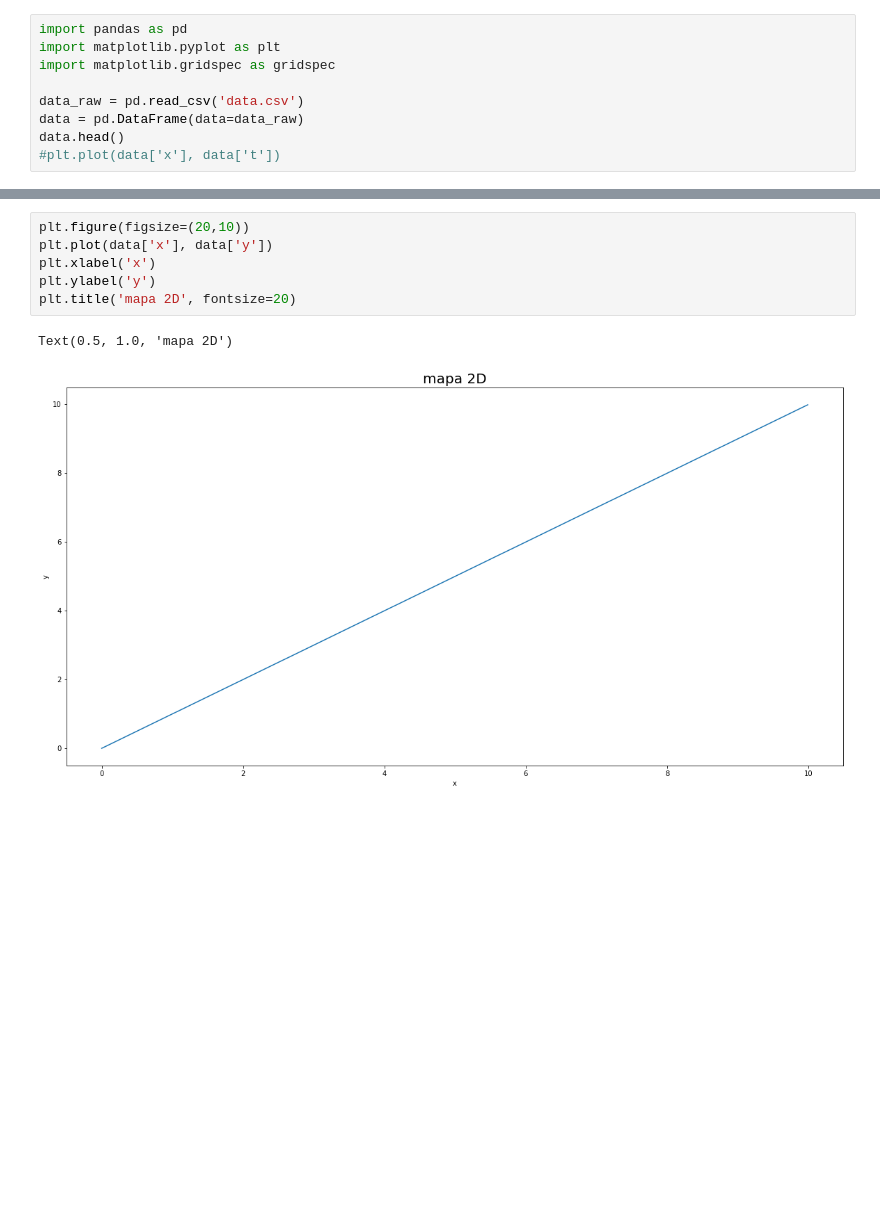
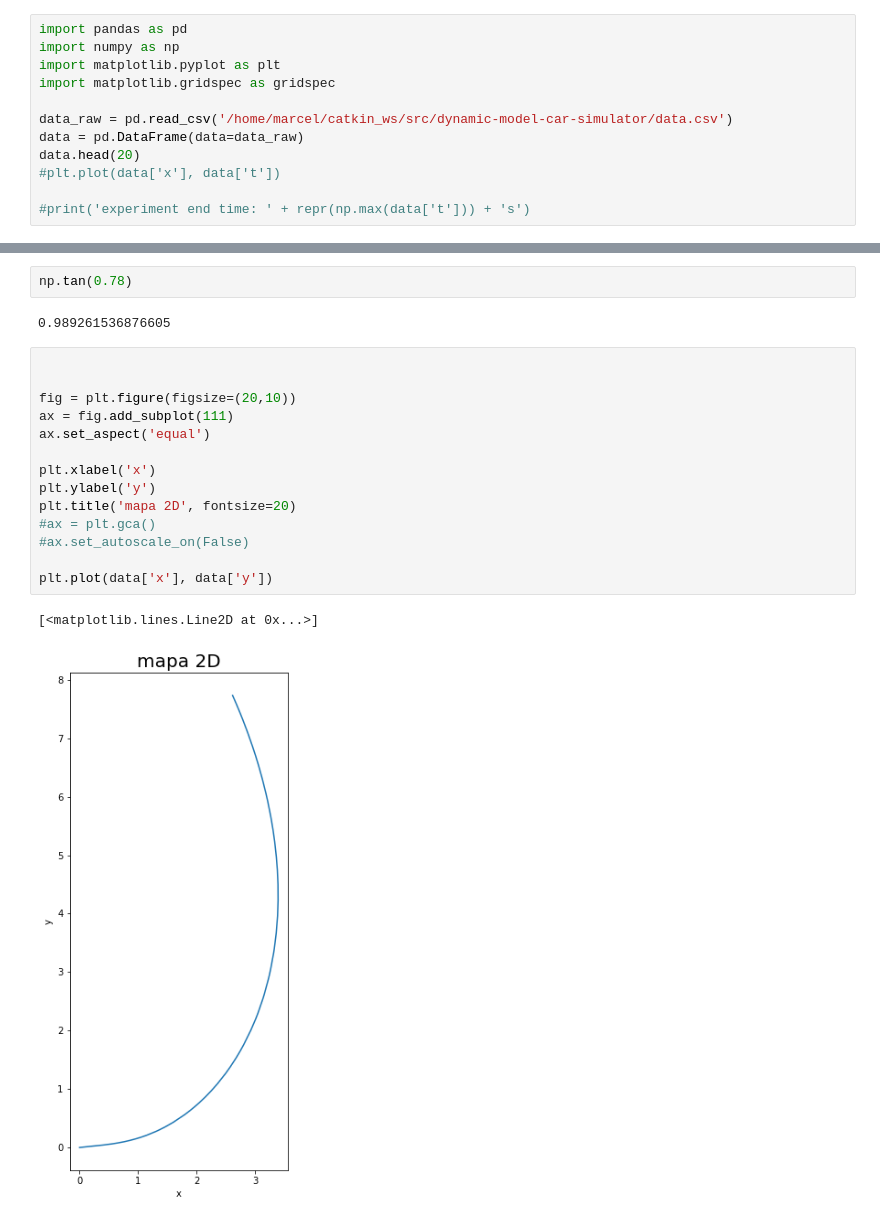
Before and after one commit to AvaRat/dynamic-model-car-simulator, a Jupyter notebook: simulator_visualization.ipynb, the cells around one changed output, grey strips where cells are left out. Saved outputs shown, nothing was run; the diff lists cells and outputs as text; blank space fills up the shorter version.

Commit message:
smsall corrections: visualization mainly

```diff
--- a/simulator_visualization.ipynb
+++ b/simulator_visualization.ipynb
@@ -31,10 +1,13 @@ with open('data.txt', 'r') as file:
 # %%
 import pandas as pd
+import numpy as np
 import matplotlib.pyplot as plt
 import matplotlib.gridspec as gridspec
 
-data_raw = pd.read_csv('data.csv')
+data_raw = pd.read_csv('/home/marcel/catkin_ws/src/dynamic-model-car-simulator/data.csv')
 data = pd.DataFrame(data=data_raw)
-data.head()
+data.head(20)
 #plt.plot(data['x'], data['t'])
+
+#print('experiment end time: ' + repr(np.max(data['t'])) + 's')
 # %% [output]
@@ -47,12 +50,24 @@ data.head()
+# %%
+np.tan(0.78)
+# %% [output]
+0.989261536876605
 # %%
-plt.figure(figsize=(20,10))
-plt.plot(data['x'], data['y'])
+
+
+fig = plt.figure(figsize=(20,10))
+ax = fig.add_subplot(111)
+ax.set_aspect('equal')
+
 plt.xlabel('x')
 plt.ylabel('y')
 plt.title('mapa 2D', fontsize=20)
+#ax = plt.gca()
+#ax.set_autoscale_on(False)
+
+plt.plot(data['x'], data['y'])
 # %% [output]
-Text(0.5, 1.0, 'mapa 2D')
+[<matplotlib.lines.Line2D at 0x...>]
-[figure, old version]
+[figure, new version]
 # %%
 plt.figure(figsize=(20,10))
 plt.plot(data['t'], data['x'])
```
Also changed, not shown: parts of 12 cells of this notebook, 5 other files.
